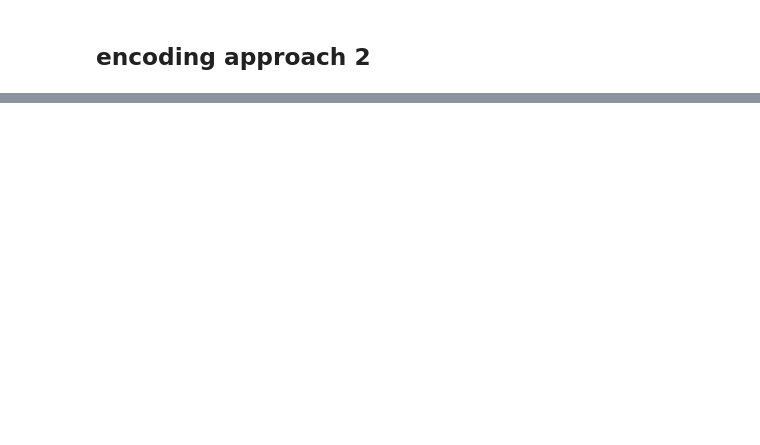
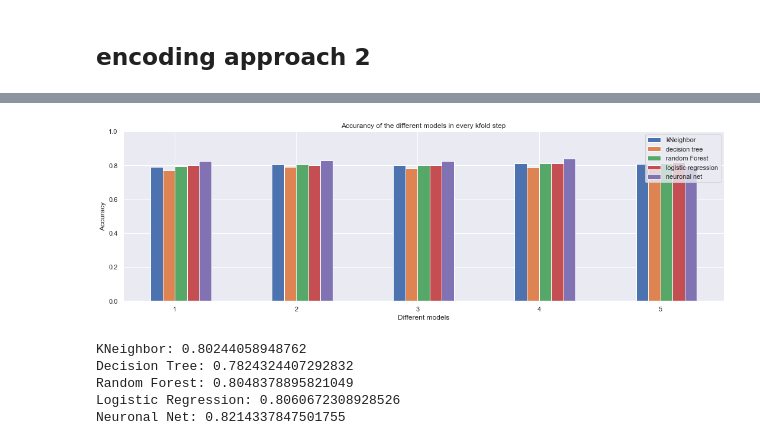
Before and after one commit to t-i-n-a-t/MachineLearning, a Jupyter notebook: Portfolio.ipynb, the cells around one changed output, grey strips where cells are left out. Saved outputs shown, nothing was run; the diff lists cells and outputs as text; code cells hidden in the pictures; blank space fills up the shorter version.

```diff
--- a/Portfolio.ipynb
+++ b/Portfolio.ipynb
@@ -389,0 +533,10 @@ Name: income, Length: 32537, dtype: int32
+# %%
+# define arrays to save the accuracy of every step of k-fold cross validation
+accuracy_kNeighbor_2 = []
+accuracy_decisionTree_2 = []
+accuracy_randomForest_2 = []
+accuracy_logisticRegression_2 = []
+accuracy_neuronalNet_2 = []
+# %%
+X = X.to_numpy()
+Y = Y.to_numpy().reshape(-1)
@@ -389,0 +615,28 @@ Name: income, Length: 32537, dtype: int32
+# %%
+# print accuracy of each kfold step
+plt.figure(figsize=(15,5))
+ax = plt.subplot()
+width = 0.1
+
+X_label = ['1', '2', '3', '4', '5']
+_X = np.arange(len(X_label))
+
+ax.bar(_X, accuracy_kNeighbor_2, width, label='kNeighbor')
+ax.bar(_X + width, accuracy_decisionTree_2, width, label='decision tree')
+ax.bar(_X + (2*width), accuracy_randomForest_2, width, label='random Forest')
+ax.bar(_X + (3*width), accuracy_logisticRegression_2, width, label='logistic regression')
+ax.bar(_X + (4*width), accuracy_neuronalNet_2, width, label='neuronal net')
+
+ax.set_ylabel('Accuracy')
+ax.set_ylim(0,1)
+ax.set_xticks(_X + width + width/2)
+ax.set_xticklabels(X_label)
+ax.set_xlabel('Different models')
+ax.set_title('Accurancy of the different models in every kfold step')
+ax.legend()
+
+plt.tight_layout()
+
+plt.show()
+# %% [output]
+[figure, added]
@@ -389,0 +650,12 @@ Name: income, Length: 32537, dtype: int32
+# %%
+print(f'KNeighbor: {avg_kNeigbor_2}')
+print(f'Decision Tree: {avg_decisionTree_2}')
+print(f'Random Forest: {avg_randomForest_2}')
+print(f'Logistic Regression: {avg_logisticRegression_2}')
+print(f'Neuronal Net: {avg_neuronalNet_2}')
+# %% [output]
+KNeighbor: 0.80244058948762
+Decision Tree: 0.7824324407292832
+Random Forest: 0.8048378895821049
+Logistic Regression: 0.8060672308928526
+Neuronal Net: 0.8214337847501755
```
Also changed, not shown: parts of 25 cells of this notebook.
